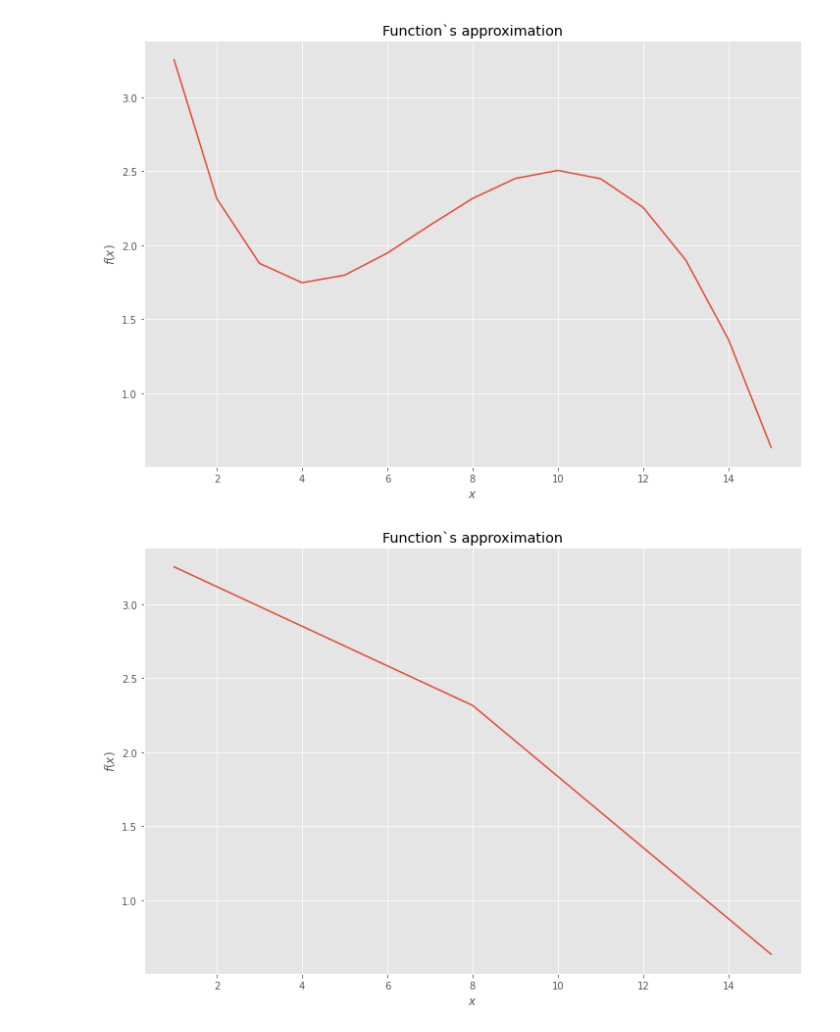
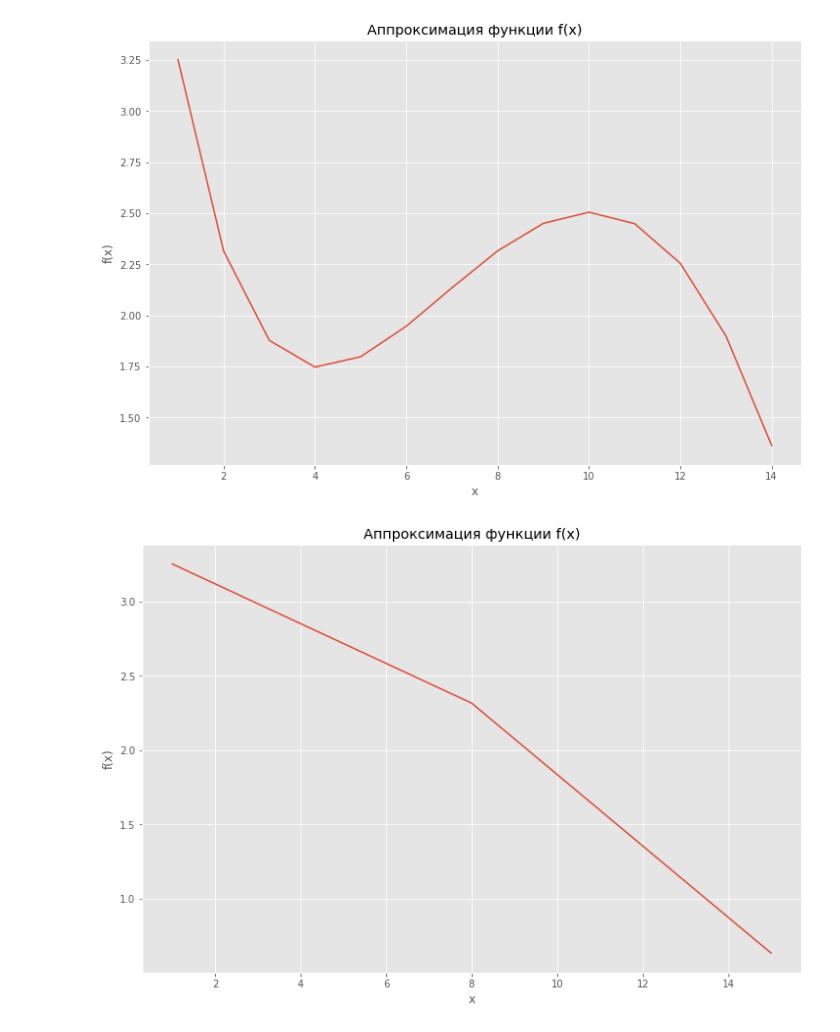
Before and after one commit to GoshaLetov/Machine-learning-and-data-analysis-specialization, a Jupyter notebook: 1 Course - Math and Python for data analysis/Linear Algebra.ipynb, the cells around one changed output. Cells and saved outputs as stored; diff of their text form; code cells hidden in the pictures.

```diff
--- a/1 Course - Math and Python for data analysis/Linear Algebra.ipynb
+++ b/1 Course - Math and Python for data analysis/Linear Algebra.ipynb
@@ -115,4 +144 @@ def slau_creater(array):
-# %%
-def approx_f(x, coefs):
-    return sum([coef * x ** (_ + 1) for _, coef in enumerate(coefs)])
 # %%
@@ -136,9 +152,33 @@ def plot_creater(array):
+# %%
+def slau_creator(dots_array):
+    b = np.array([f(x) for x in dots_array])
+    A = np.ones([len(dots_array), len(dots_array)])
+    for idx in range(A.shape[0]):
+        A[idx, :] = dots_array[idx]
+        for col in range(A.shape[1]):
+            A[idx, col] = A[idx, col] ** col
+    return A, b
+# %%
+def approx_f(w, x):
+    x_n = [x ** i for i in range(w.shape[0])]
+    return np.dot(w, x_n)
+# %%
+def approx_f_plot(dots_array):
+    A, b = slau_creator(dots_array)
+    slv = solve(A, b)
+    x = dots_array
+    y = [approx_f(slv, i) for i in x]
+    plt.plot(x, y)
+    plt.xlabel('x')
+    plt.ylabel('f(x)')
+    plt.title('Аппроксимация функции f(x)')
+    plt.show()
 # %%
-plot_creater(range(1, 16))
+approx_f_plot(range(1, 15))
 # %% [output]
-[figure, old version]
+[figure, new version]
 # %%
-plot_creater([1, 8, 15])
+approx_f_plot([1, 8, 15])
 # %% [output]
-[figure, old version]
+[figure, new version]
 # %%
```
Also changed, not shown: parts of 17 cells of this notebook.
